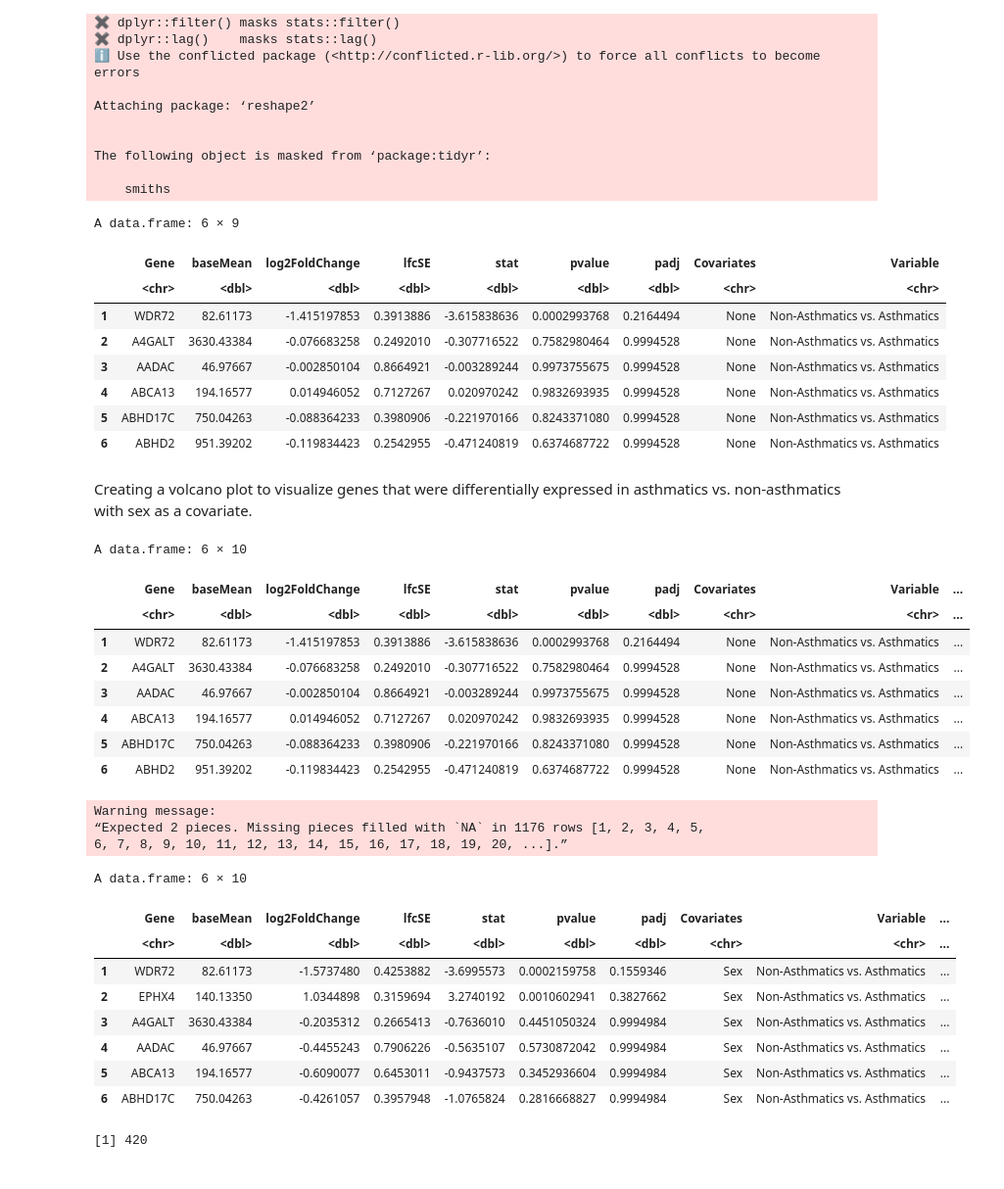
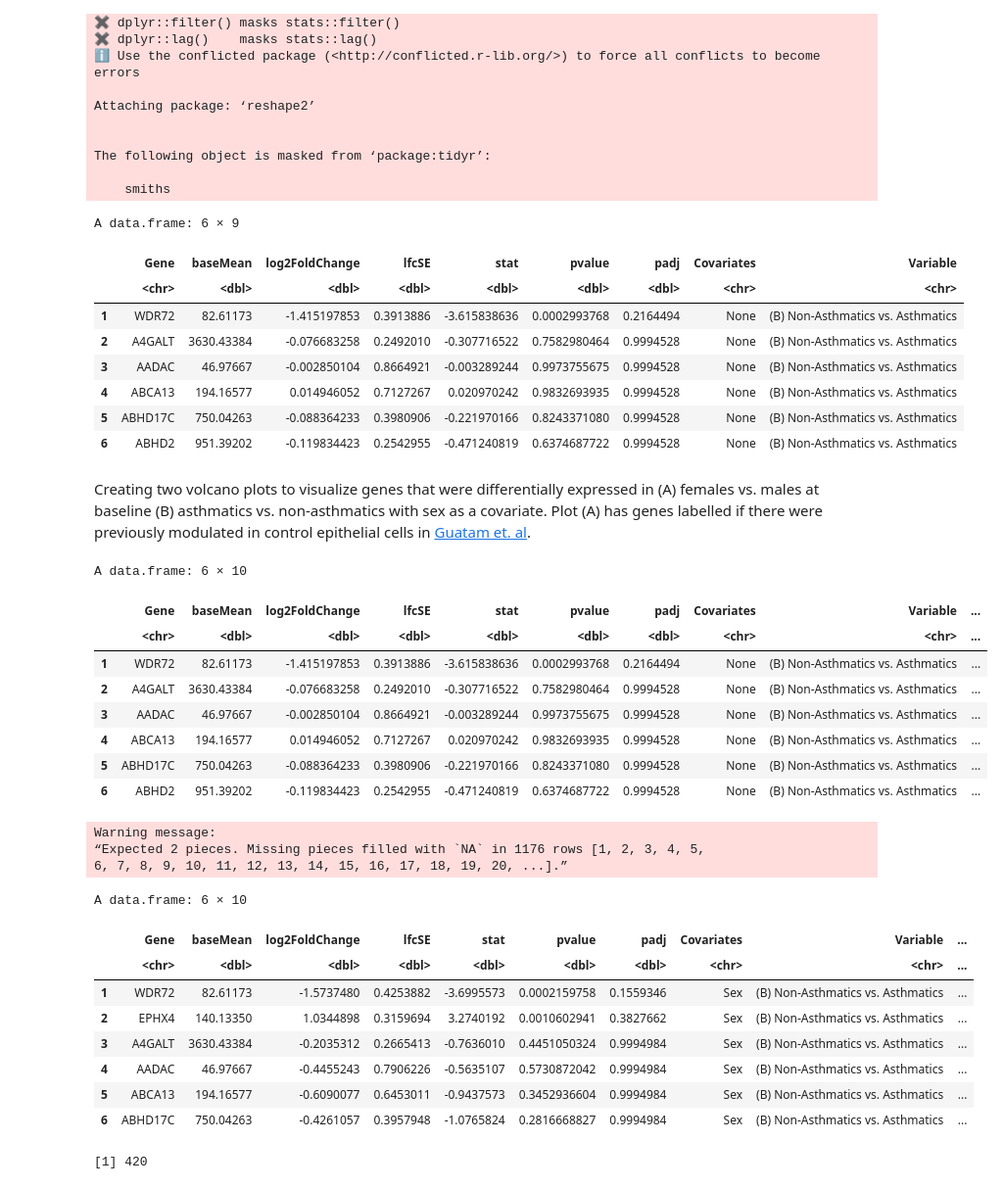
Before and after one commit to UNC-CEMALB/P1005_Miscellaneous-Analyses, a Jupyter notebook: P1005.4. Yael RNASeq Grant/2. Volcano Plots/Sex & Disease Status Volcano Plot.ipynb, the cells around one changed output. Shown at 98% size. Saved outputs shown, nothing was run; the diff lists cells and outputs as text; code cells hidden in the pictures.

```diff
--- a/P1005.4. Yael RNASeq Grant/2. Volcano Plots/Sex & Disease Status Volcano Plot.ipynb
+++ b/P1005.4. Yael RNASeq Grant/2. Volcano Plots/Sex & Disease Status Volcano Plot.ipynb
@@ -1,6 +1,6 @@
 # %%
 Output = ('/Users/alexis/Library/CloudStorage/OneDrive-UniversityofNorthCarolinaatChapelHill/CEMALB_DataAnalysisPM/Projects/P1005. Miscellaneous Analyses/P1005.6. Yael RNAseq Grant/P1005.6.3. Analyses/P1005.6.3.2. Volcano Plots/Output')
-cur_date = "012224"
+cur_date = "012424"
 
 library(readxl)
 library(tidyverse)
@@ -9,9 +9,9 @@ library(ggrepel)
 
 #reading in file
 ds_df = data.frame(read_excel("Input/Baseline_Disease_Status_DESeq2_012224.xlsx")) %>%
-    mutate(Variable = "Non-Asthmatics vs. Asthmatics")
+    mutate(Variable = "(B) Non-Asthmatics vs. Asthmatics")
 sex_df = data.frame(read_excel("Input/Baseline_Sex_DESeq2_012324.xlsx")) %>%
-    mutate(Variable = "Females vs. Males")
+    mutate(Variable = "(A) Females vs. Males")
 gautam_genes_df = data.frame(read_excel("Input/Gautam_Genes.xlsx"))
 # %% [output]
 ── Attaching core tidyverse packages ──────────────────────── tidyverse 2.0.0 ──
@@ -39,46 +39,46 @@ head(full_df)
 A data.frame: 6 × 9
 |  | Gene | baseMean | log2FoldChange | lfcSE | stat | pvalue | padj | Covariates | Variable |
 |  | <chr> | <dbl> | <dbl> | <dbl> | <dbl> | <dbl> | <dbl> | <chr> | <chr> |
-| 1 | WDR72 | 82.61173 | -1.415197853 | 0.3913886 | -3.615838636 | 0.0002993768 | 0.2164494 | None | Non-Asthmatics vs. Asthmatics |
-| 2 | A4GALT | 3630.43384 | -0.076683258 | 0.2492010 | -0.307716522 | 0.7582980464 | 0.9994528 | None | Non-Asthmatics vs. Asthmatics |
-| 3 | AADAC | 46.97667 | -0.002850104 | 0.8664921 | -0.003289244 | 0.9973755675 | 0.9994528 | None | Non-Asthmatics vs. Asthmatics |
-| 4 | ABCA13 | 194.16577 | 0.014946052 | 0.7127267 | 0.020970242 | 0.9832693935 | 0.9994528 | None | Non-Asthmatics vs. Asthmatics |
-| 5 | ABHD17C | 750.04263 | -0.088364233 | 0.3980906 | -0.221970166 | 0.8243371080 | 0.9994528 | None | Non-Asthmatics vs. Asthmatics |
-| 6 | ABHD2 | 951.39202 | -0.119834423 | 0.2542955 | -0.471240819 | 0.6374687722 | 0.9994528 | None | Non-Asthmatics vs. Asthmatics |
+| 1 | WDR72 | 82.61173 | -1.415197853 | 0.3913886 | -3.615838636 | 0.0002993768 | 0.2164494 | None | (B) Non-Asthmatics vs. Asthmatics |
+| 2 | A4GALT | 3630.43384 | -0.076683258 | 0.2492010 | -0.307716522 | 0.7582980464 | 0.9994528 | None | (B) Non-Asthmatics vs. Asthmatics |
+| 3 | AADAC | 46.97667 | -0.002850104 | 0.8664921 | -0.003289244 | 0.9973755675 | 0.9994528 | None | (B) Non-Asthmatics vs. Asthmatics |
+| 4 | ABCA13 | 194.16577 | 0.014946052 | 0.7127267 | 0.020970242 | 0.9832693935 | 0.9994528 | None | (B) Non-Asthmatics vs. Asthmatics |
+| 5 | ABHD17C | 750.04263 | -0.088364233 | 0.3980906 | -0.221970166 | 0.8243371080 | 0.9994528 | None | (B) Non-Asthmatics vs. Asthmatics |
+| 6 | ABHD2 | 951.39202 | -0.119834423 | 0.2542955 | -0.471240819 | 0.6374687722 | 0.9994528 | None | (B) Non-Asthmatics vs. Asthmatics |
 # %% [markdown]
-Creating a volcano plot to visualize genes that were differentially expressed in asthmatics vs. non-asthmatics with sex as a covariate.
+Creating two volcano plots to visualize genes that were differentially expressed in (A) females vs. males at baseline (B) asthmatics vs. non-asthmatics with sex as a covariate. Plot (A) has genes labelled if there were previously modulated in control epithelial cells in [Guatam et. al](https://www.ncbi.nlm.nih.gov/pmc/articles/PMC6644163/pdf/ddz074.pdf).
 # %%
 # adding a col to denote whether a gene had a significant p value, log FC, or both
 
 # add a column of NAs
 full_df$diffexpressed <- "No Significance"
 
 # if p value is significant only
-full_df$diffexpressed[ds_df$pvalue < 0.05] <- "P Value Only"
+full_df$diffexpressed[full_df$pvalue < 0.05] <- "P Value Only"
 
 # if log2FoldChange > log2(1.5) and pvalue < 0.05, set as "significant"
 full_df$diffexpressed[abs(full_df$log2FoldChange) > abs(log2(1.5)) & full_df$pvalue < 0.05] <- "P Value and log2 Fold Change"
 
 # making into a factor
 full_df$diffexpressed = factor(full_df$diffexpressed, levels = c("No Significance", "P Value Only",
                                                                        "P Value and log2 Fold Change"))
 
 # viewing df
 head(full_df)
 # %% [output]
 A data.frame: 6 × 10
 |  | Gene | baseMean | log2FoldChange | lfcSE | stat | pvalue | padj | Covariates | Variable | ... |
 |  | <chr> | <dbl> | <dbl> | <dbl> | <dbl> | <dbl> | <dbl> | <chr> | <chr> | ... |
-| 1 | WDR72 | 82.61173 | -1.415197853 | 0.3913886 | -3.615838636 | 0.0002993768 | 0.2164494 | None | Non-Asthmatics vs. Asthmatics | ... |
-| 2 | A4GALT | 3630.43384 | -0.076683258 | 0.2492010 | -0.307716522 | 0.7582980464 | 0.9994528 | None | Non-Asthmatics vs. Asthmatics | ... |
-| 3 | AADAC | 46.97667 | -0.002850104 | 0.8664921 | -0.003289244 | 0.9973755675 | 0.9994528 | None | Non-Asthmatics vs. Asthmatics | ... |
-| 4 | ABCA13 | 194.16577 | 0.014946052 | 0.7127267 | 0.020970242 | 0.9832693935 | 0.9994528 | None | Non-Asthmatics vs. Asthmatics | ... |
-| 5 | ABHD17C | 750.04263 | -0.088364233 | 0.3980906 | -0.221970166 | 0.8243371080 | 0.9994528 | None | Non-Asthmatics vs. Asthmatics | ... |
-| 6 | ABHD2 | 951.39202 | -0.119834423 | 0.2542955 | -0.471240819 | 0.6374687722 | 0.9994528 | None | Non-Asthmatics vs. Asthmatics | ... |
+| 1 | WDR72 | 82.61173 | -1.415197853 | 0.3913886 | -3.615838636 | 0.0002993768 | 0.2164494 | None | (B) Non-Asthmatics vs. Asthmatics | ... |
+| 2 | A4GALT | 3630.43384 | -0.076683258 | 0.2492010 | -0.307716522 | 0.7582980464 | 0.9994528 | None | (B) Non-Asthmatics vs. Asthmatics | ... |
+| 3 | AADAC | 46.97667 | -0.002850104 | 0.8664921 | -0.003289244 | 0.9973755675 | 0.9994528 | None | (B) Non-Asthmatics vs. Asthmatics | ... |
+| 4 | ABCA13 | 194.16577 | 0.014946052 | 0.7127267 | 0.020970242 | 0.9832693935 | 0.9994528 | None | (B) Non-Asthmatics vs. Asthmatics | ... |
+| 5 | ABHD17C | 750.04263 | -0.088364233 | 0.3980906 | -0.221970166 | 0.8243371080 | 0.9994528 | None | (B) Non-Asthmatics vs. Asthmatics | ... |
+| 6 | ABHD2 | 951.39202 | -0.119834423 | 0.2542955 | -0.471240819 | 0.6374687722 | 0.9994528 | None | (B) Non-Asthmatics vs. Asthmatics | ... |
 # %%
 filtered_df = full_df %>%
     # filtering for the model that incorporated sex as a covariate
-    filter(Covariates == 'Sex'& Variable == "Non-Asthmatics vs. Asthmatics" | Variable == "Females vs. Males") %>%
+    filter(Covariates == 'Sex'& Variable == "(B) Non-Asthmatics vs. Asthmatics" | Variable == "(A) Females vs. Males") %>%
     # removing information that denotes that a gene is a duplicate
     separate(Gene, c("Gene", NA))
 
@@ -90,12 +90,12 @@ Warning message:
 A data.frame: 6 × 10
 |  | Gene | baseMean | log2FoldChange | lfcSE | stat | pvalue | padj | Covariates | Variable | ... |
 |  | <chr> | <dbl> | <dbl> | <dbl> | <dbl> | <dbl> | <dbl> | <chr> | <chr> | ... |
-| 1 | WDR72 | 82.61173 | -1.5737480 | 0.4253882 | -3.6995573 | 0.0002159758 | 0.1559346 | Sex | Non-Asthmatics vs. Asthmatics | ... |
-| 2 | EPHX4 | 140.13350 | 1.0344898 | 0.3159694 | 3.2740192 | 0.0010602941 | 0.3827662 | Sex | Non-Asthmatics vs. Asthmatics | ... |
-| 3 | A4GALT | 3630.43384 | -0.2035312 | 0.2665413 | -0.7636010 | 0.4451050324 | 0.9994984 | Sex | Non-Asthmatics vs. Asthmatics | ... |
-| 4 | AADAC | 46.97667 | -0.4455243 | 0.7906226 | -0.5635107 | 0.5730872042 | 0.9994984 | Sex | Non-Asthmatics vs. Asthmatics | ... |
-| 5 | ABCA13 | 194.16577 | -0.6090077 | 0.6453011 | -0.9437573 | 0.3452936604 | 0.9994984 | Sex | Non-Asthmatics vs. Asthmatics | ... |
-| 6 | ABHD17C | 750.04263 | -0.4261057 | 0.3957948 | -1.0765824 | 0.2816668827 | 0.9994984 | Sex | Non-Asthmatics vs. Asthmatics | ... |
+| 1 | WDR72 | 82.61173 | -1.5737480 | 0.4253882 | -3.6995573 | 0.0002159758 | 0.1559346 | Sex | (B) Non-Asthmatics vs. Asthmatics | ... |
+| 2 | EPHX4 | 140.13350 | 1.0344898 | 0.3159694 | 3.2740192 | 0.0010602941 | 0.3827662 | Sex | (B) Non-Asthmatics vs. Asthmatics | ... |
+| 3 | A4GALT | 3630.43384 | -0.2035312 | 0.2665413 | -0.7636010 | 0.4451050324 | 0.9994984 | Sex | (B) Non-Asthmatics vs. Asthmatics | ... |
+| 4 | AADAC | 46.97667 | -0.4455243 | 0.7906226 | -0.5635107 | 0.5730872042 | 0.9994984 | Sex | (B) Non-Asthmatics vs. Asthmatics | ... |
+| 5 | ABCA13 | 194.16577 | -0.6090077 | 0.6453011 | -0.9437573 | 0.3452936604 | 0.9994984 | Sex | (B) Non-Asthmatics vs. Asthmatics | ... |
+| 6 | ABHD17C | 750.04263 | -0.4261057 | 0.3957948 | -1.0765824 | 0.2816668827 | 0.9994984 | Sex | (B) Non-Asthmatics vs. Asthmatics | ... |
 # %%
 # will filter for 420 genes found to have sex specific associations in previous literature
 gautam_genes = gautam_genes_df$Gene
```
Also changed, not shown: parts of 3 cells of this notebook.
